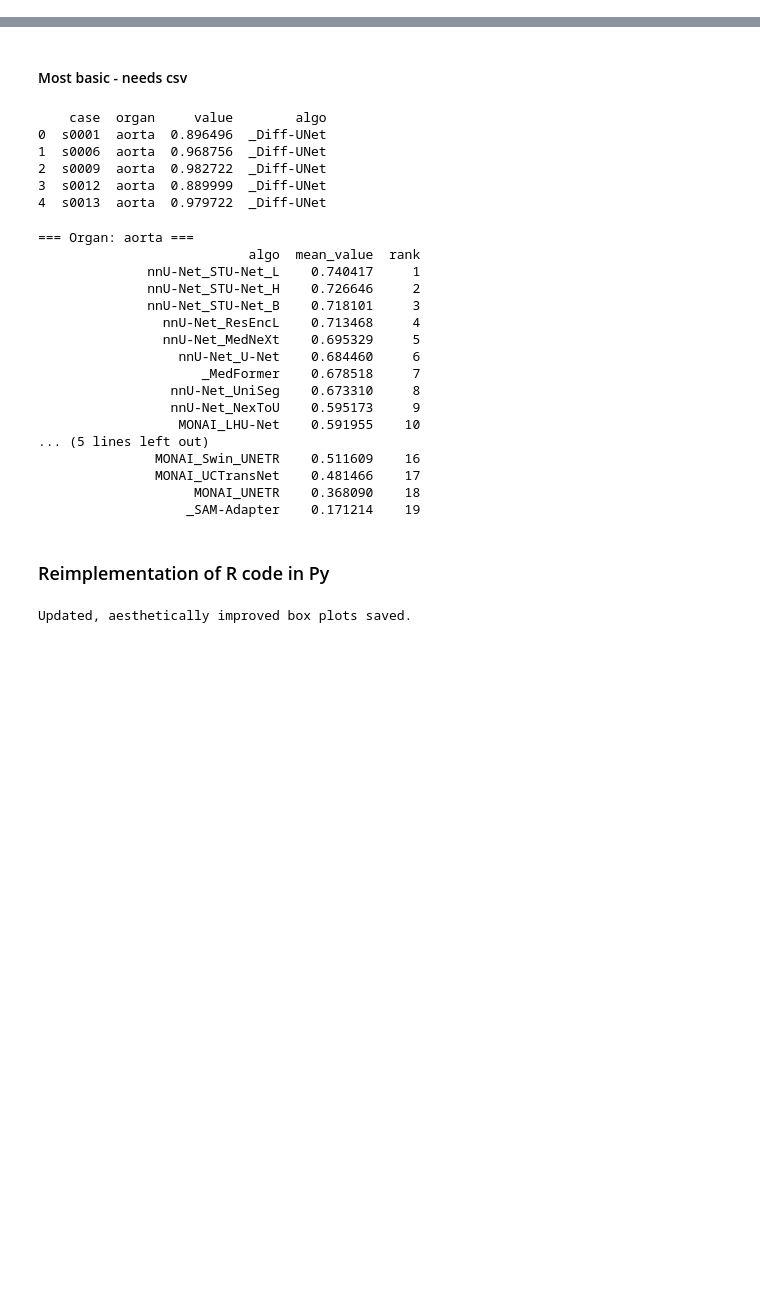
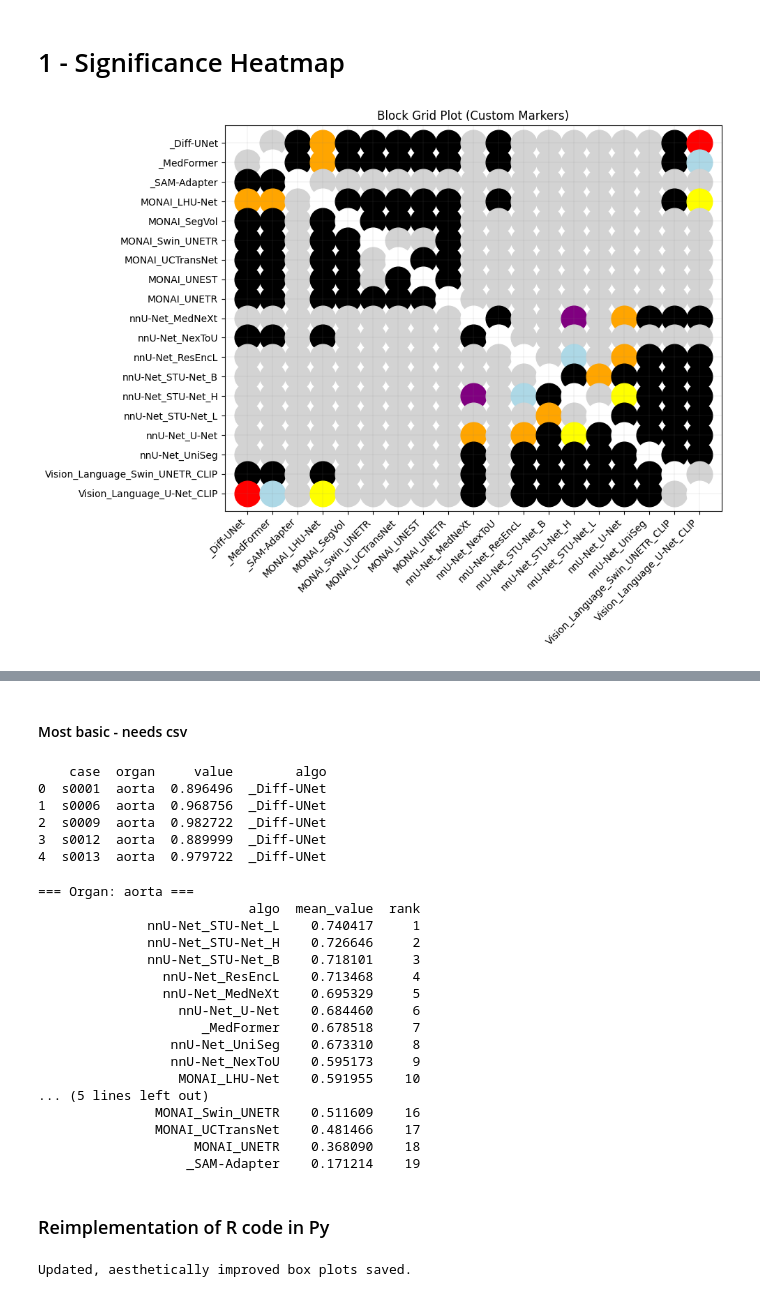
Before and after one commit to ariellubonja/RankInsight, a Jupyter notebook: python_eda.ipynb, the cells around one changed output, grey strips where cells are left out. Cells and saved outputs as stored; diff of their text form; code cells hidden in the pictures; blank space fills up the shorter version.

Commit message:
Heatmap finalized, except increased font size

```diff
--- a/python_eda.ipynb
+++ b/python_eda.ipynb
@@ -0,0 +1,66 @@
+# %% [markdown]
+# 1 - Significance Heatmap
+# %%
+import pandas as pd
+import numpy as np
+import matplotlib.pyplot as plt
+
+def confidence_heatmap_version5(csv_path='df_heat.csv'):
+    df = pd.read_csv(csv_path)
+    df.replace("NA", np.nan, inplace=True)
+
+    # We’ll just keep a list of all unique rows and columns
+    rows = df['algoRow'].unique()
+    cols = df['algoCol'].unique()
+    row_index = {val: i for i, val in enumerate(rows)}
+    col_index = {val: i for i, val in enumerate(cols)}
+
+    # Plot setup
+    plt.figure(figsize=(10,8))
+
+    # We'll scatter plot each cell, controlling color or marker by tier
+    tier_color_map = {
+        '<75%': 'lightgray',
+        '≥75%': 'lightblue',
+        '≥90%': 'yellow',
+        '≥95%': 'orange',
+        '≥99%': 'red',
+        '≥99.9%': 'darkred',
+        '≥99.99%': 'purple',
+        '≥99.999%': 'black'
+    }
+
+    for idx, row in df.iterrows():
+        r = row['algoRow']
+        c = row['algoCol']
+        tier = row['confidenceTier']
+        # We'll just do a square patch or a circle marker
+        color = tier_color_map.get(tier, 'white')  # default to white if not found
+        x = col_index[c]
+        y = row_index[r]
+        plt.scatter(x, y, color=color, edgecolor=None, s=700)  # s=800 => large marker size
+
+        # # Optionally annotate the p-value or the tier
+        # p = row['pval']
+        # if pd.notna(p):
+        #     if p == 0:
+        #         text = "0"
+        #     else:
+        #         text = f"{p:.1e}"
+        #     plt.text(x, y, text, va='center', ha='center', color='white', fontsize=7)
+
+    # Invert y-axis if you want top row to appear at top
+    plt.gca().invert_yaxis()
+
+    # Ticks and labels
+    plt.xticks(range(len(cols)), cols, rotation=45, ha='right')
+    plt.yticks(range(len(rows)), rows)
+    plt.grid(True, color='gray', linewidth=0.1)
+
+    plt.title("Block Grid Plot (Custom Markers)")
+    plt.tight_layout()
+    plt.show()
+
+confidence_heatmap_version5()
+# %% [output]
+[figure, added]
```
Also changed, not shown: parts of 8 cells of this notebook, 2 other files.
